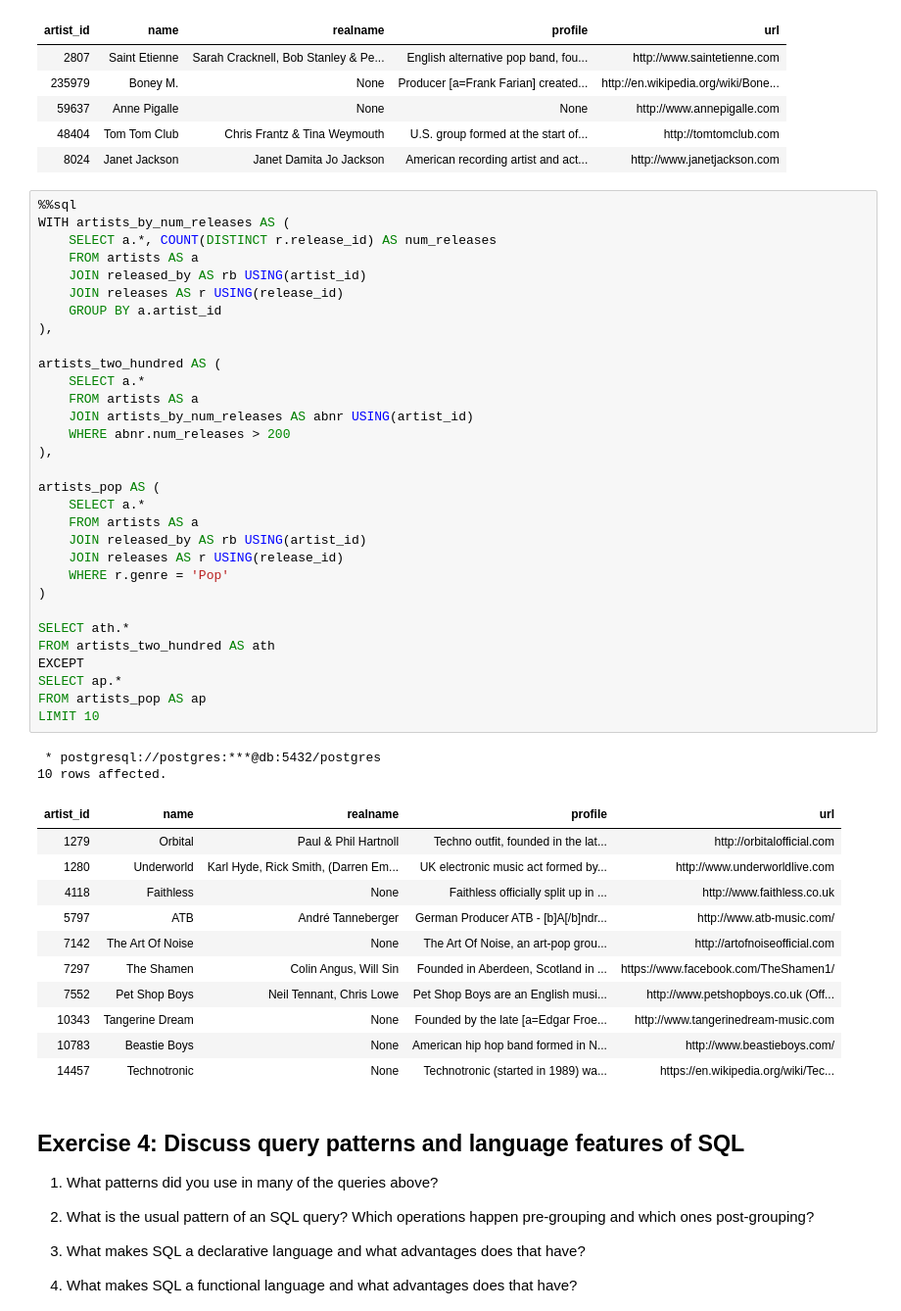
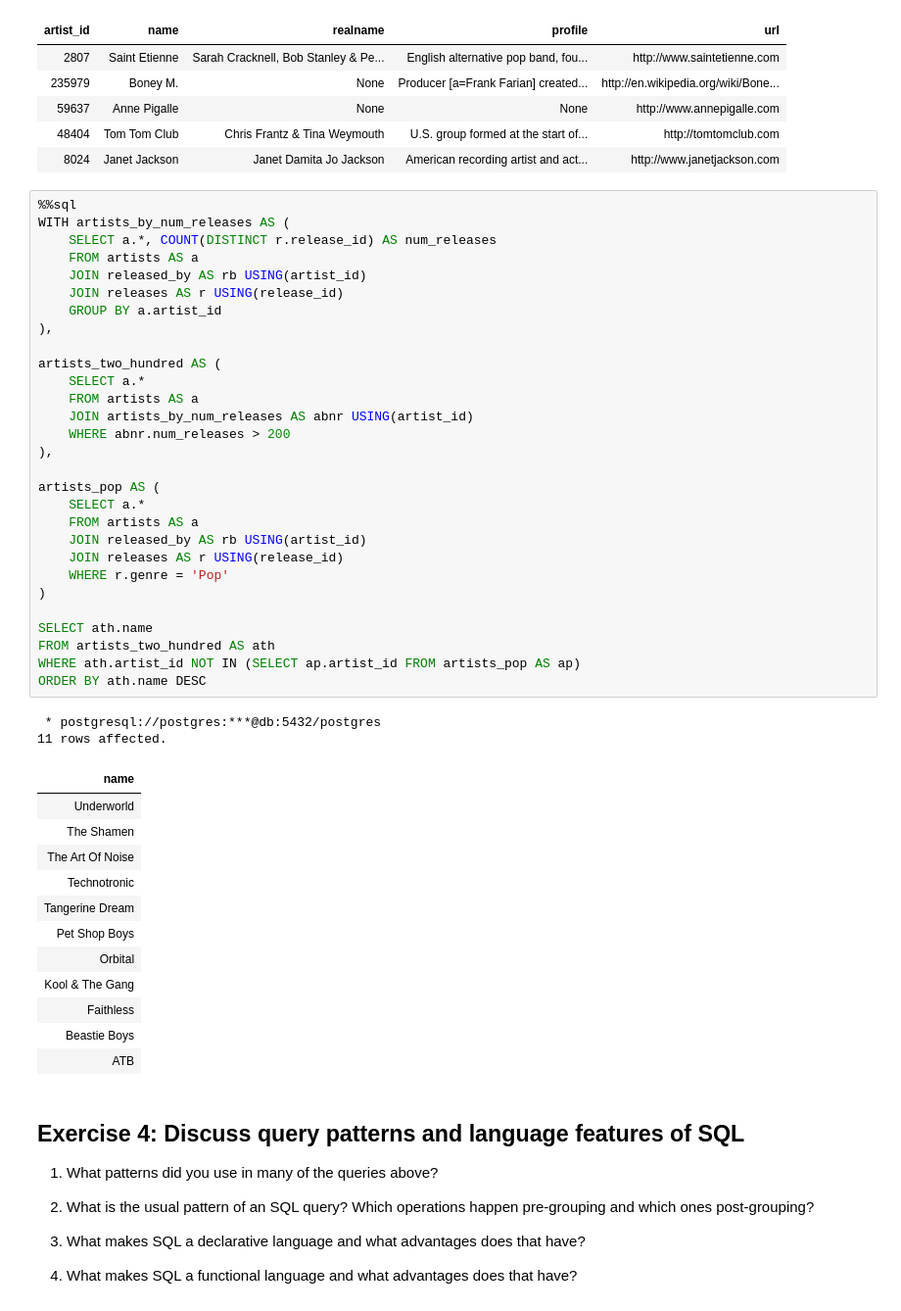
Before and after one commit to rudynicolop/bigdata-exercises, a Jupyter notebook: Big_Data/exercise01/Exercise01.ipynb, the cells around one changed output. Shown at 98% size. Saved outputs shown, nothing was run; the diff lists cells and outputs as text.

```diff
--- a/Big_Data/exercise01/Exercise01.ipynb
+++ b/Big_Data/exercise01/Exercise01.ipynb
@@ -928,48 +947,47 @@ LIMIT 5
 # %%
 %%sql
 WITH artists_by_num_releases AS (
     SELECT a.*, COUNT(DISTINCT r.release_id) AS num_releases
     FROM artists AS a
     JOIN released_by AS rb USING(artist_id)
     JOIN releases AS r USING(release_id)
     GROUP BY a.artist_id
 ),
 
 artists_two_hundred AS (
     SELECT a.*
     FROM artists AS a
     JOIN artists_by_num_releases AS abnr USING(artist_id)
     WHERE abnr.num_releases > 200
 ),
 
 artists_pop AS (
     SELECT a.*
     FROM artists AS a
     JOIN released_by AS rb USING(artist_id)
     JOIN releases AS r USING(release_id)
     WHERE r.genre = 'Pop'
 )
 
-SELECT ath.*
+SELECT ath.name
 FROM artists_two_hundred AS ath
-EXCEPT
-SELECT ap.*
-FROM artists_pop AS ap
-LIMIT 10
+WHERE ath.artist_id NOT IN (SELECT ap.artist_id FROM artists_pop AS ap)
+ORDER BY ath.name DESC
 # %% [output]
  * postgresql://postgres:***@db:5432/postgres
-10 rows affected.
+11 rows affected.
-| artist_id | name | realname | profile | url |
-| 1279 | Orbital | Paul & Phil Hartnoll | Techno outfit, founded in the lat... | http://orbitalofficial.com |
-| 1280 | Underworld | Karl Hyde, Rick Smith, (Darren Em... | UK electronic music act formed by... | http://www.underworldlive.com |
-| 4118 | Faithless | None | Faithless officially split up in ... | http://www.faithless.co.uk |
-| 5797 | ATB | André Tanneberger | German Producer ATB - [b]A[/b]ndr... | http://www.atb-music.com/ |
-| 7142 | The Art Of Noise | None | The Art Of Noise, an art-pop grou... | http://artofnoiseofficial.com |
-| 7297 | The Shamen | Colin Angus, Will Sin | Founded in Aberdeen, Scotland in ... | https://www.facebook.com/TheShamen1/ |
-| 7552 | Pet Shop Boys | Neil Tennant, Chris Lowe | Pet Shop Boys are an English musi... | http://www.petshopboys.co.uk (Off... |
-| 10343 | Tangerine Dream | None | Founded by the late [a=Edgar Froe... | http://www.tangerinedream-music.com |
-| 10783 | Beastie Boys | None | American hip hop band formed in N... | http://www.beastieboys.com/ |
-| 14457 | Technotronic | None | Technotronic (started in 1989) wa... | https://en.wikipedia.org/wiki/Tec... |
+| name |
+| Underworld |
+| The Shamen |
+| The Art Of Noise |
+| Technotronic |
+| Tangerine Dream |
+| Pet Shop Boys |
+| Orbital |
+| Kool & The Gang |
+| Faithless |
+| Beastie Boys |
+| ATB |
 # %% [markdown]
 ## Exercise 4: Discuss query patterns and language features of SQL
 1. What patterns did you use in many of the queries above?
```
Also changed, not shown: parts of 6 cells of this notebook.
